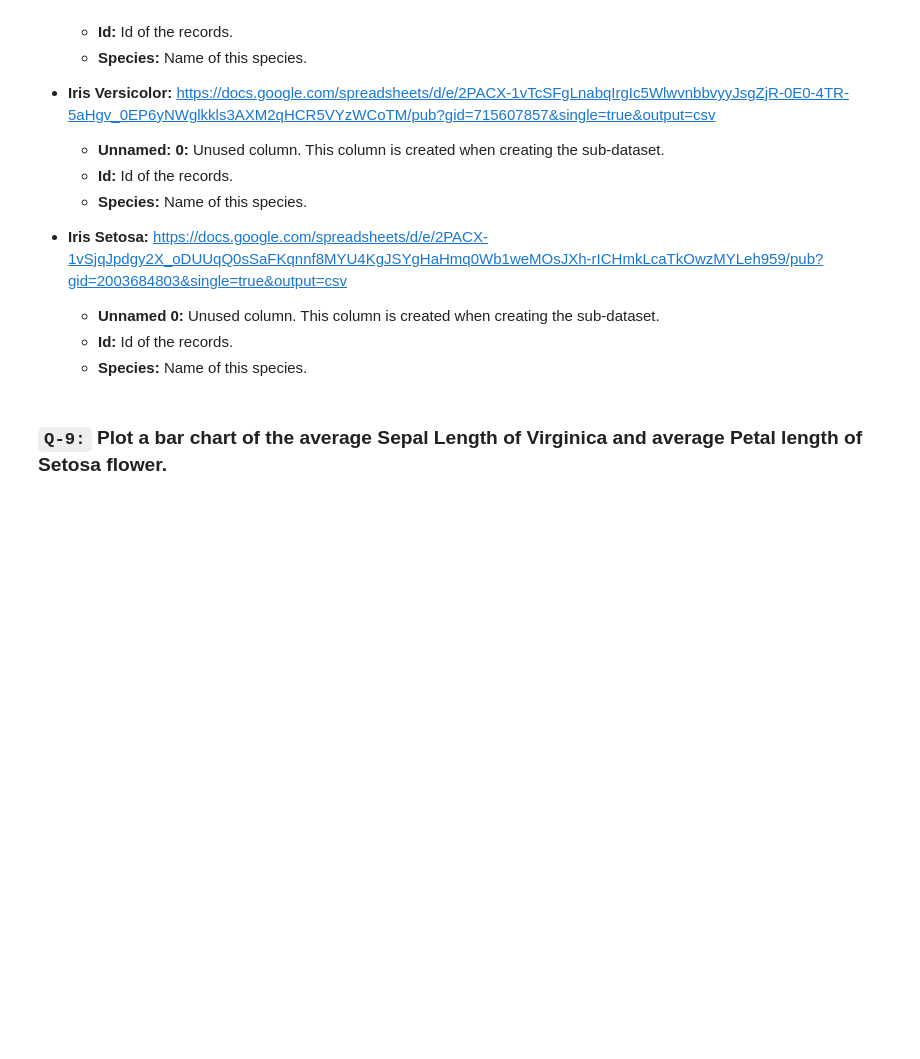
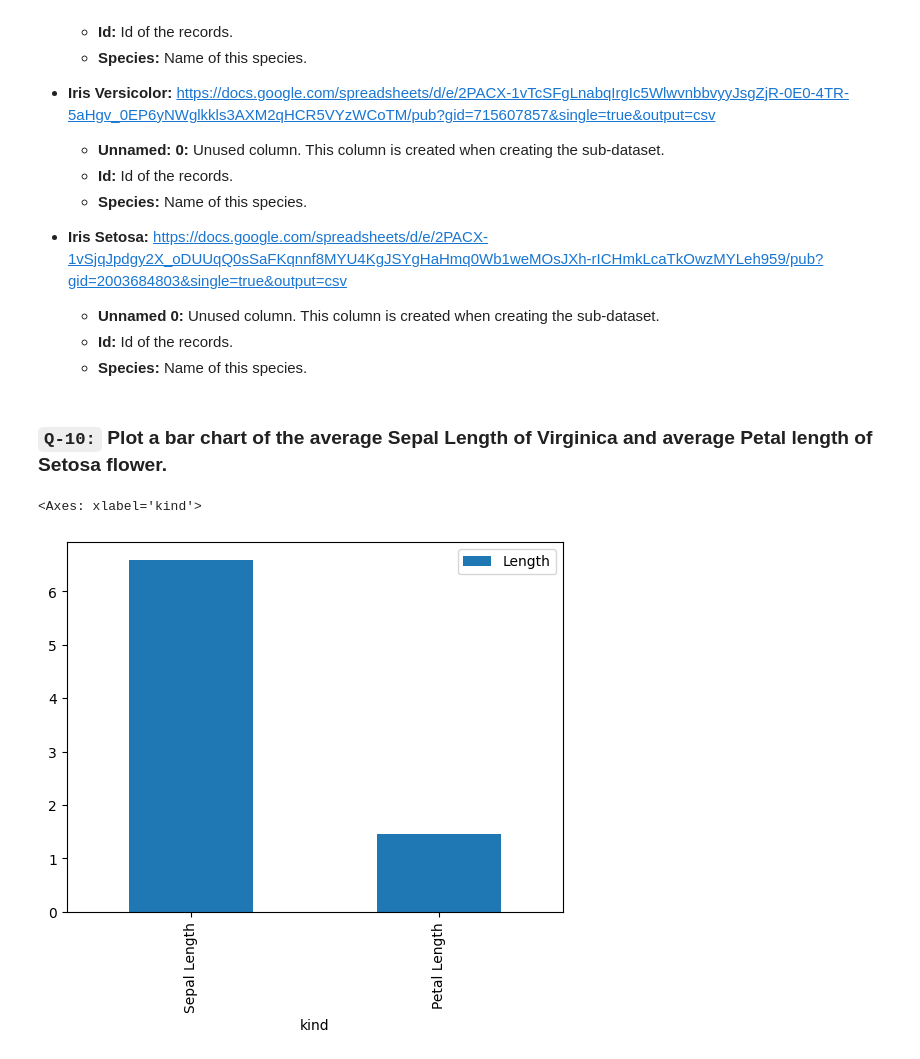
Before and after one commit to Apurba1903/Pandas, a Jupyter notebook: Week 7 Task 20.ipynb, the cells around one changed output. Cells and saved outputs as stored; diff of their text form; code cells hidden in the pictures; blank space fills up the shorter version.

```diff
--- a/Week 7 Task 20.ipynb
+++ b/Week 7 Task 20.ipynb
@@ -119,3 +301,3 @@ versicolor = pd.read_csv("https://docs.google.com/spreadsheets/d/e/2PACX-1vTcSFg
 setosa = pd.read_csv("https://docs.google.com/spreadsheets/d/e/2PACX-1vSjqJpdgy2X_oDUUqQ0sSaFKqnnf8MYU4KgJSYgHaHmq0Wb1weMOsJXh-rICHmkLcaTkOwzMYLeh959/pub?gid=2003684803&single=true&output=csv")
 # %% [markdown]
-### `Q-9:` Plot a bar chart of the average Sepal Length  of Virginica and average Petal length of Setosa flower.
+### `Q-10:` Plot a bar chart of the average Sepal Length  of Virginica and average Petal length of Setosa flower.
@@ -124 +304,14 @@ setosa = pd.read_csv("https://docs.google.com/spreadsheets/d/e/2PACX-1vSjqJpdgy2
+# %%
+# Code Here
+
+sepal = pd.merge(virginica, sepal_all, on='Id')["SepalLengthCm"].mean()
+petal = pd.merge(setosa, petal_all, on='Id')["PetalLengthCm"].mean()
+
+pd.DataFrame({
+    "kind" : ['Sepal Length', 'Petal Length'],
+    "Length" : [sepal, petal]
+}).plot(x='kind', kind='bar')
+# %% [output]
+<Axes: xlabel='kind'>
+[figure, added]
 # %% [markdown]
```
Also changed, not shown: parts of 29 cells of this notebook, 1 other file.
